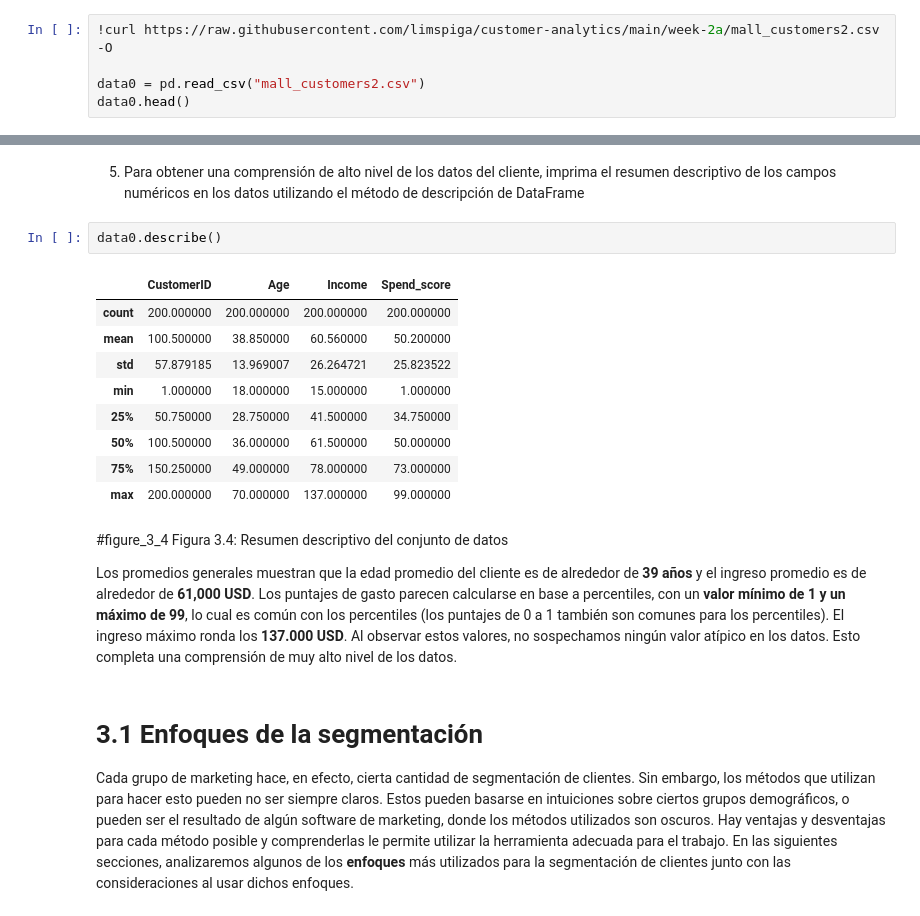
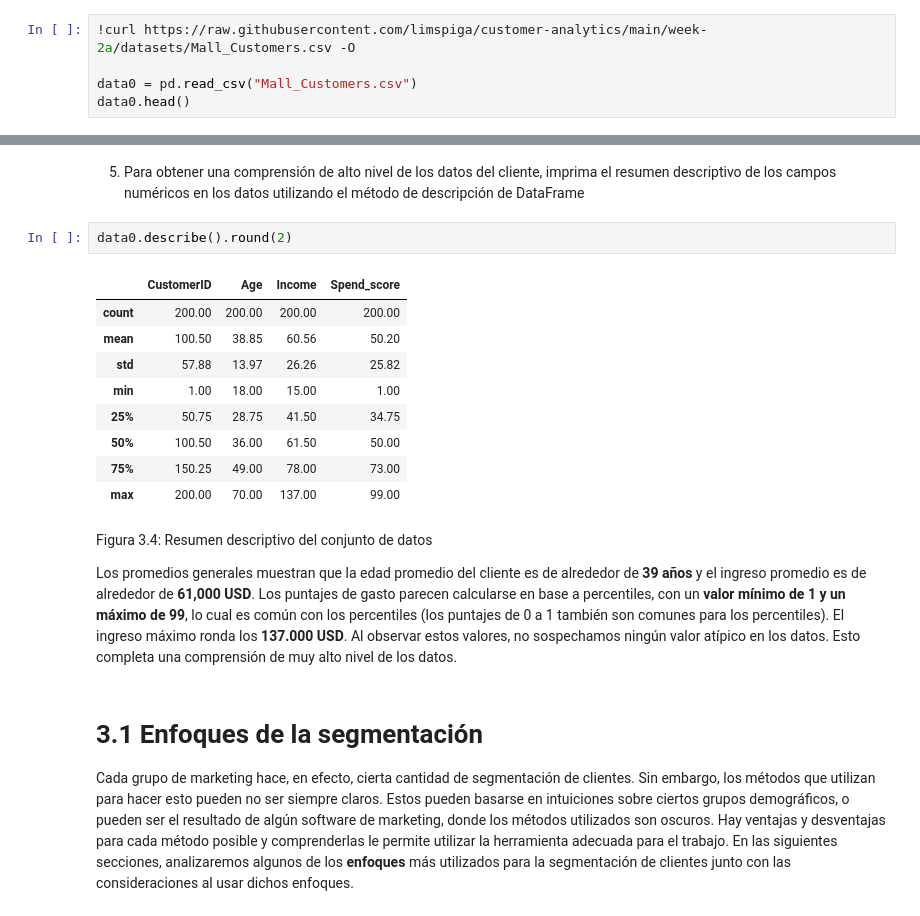
Before and after one commit to limspiga/customer-analytics, a Jupyter notebook: week-2a/customer_analytics_week_2a.ipynb, the cells around one changed output, grey strips where cells are left out. Drawn from its saved outputs; the diff is of its cells as text.

```diff
--- a/week-2a/customer_analytics_week_2a.ipynb
+++ b/week-2a/customer_analytics_week_2a.ipynb
@@ -69,9 +75,9 @@ import matplotlib.pyplot as plt, seaborn as sns
 # %% [markdown]
 2. Usando el método read_csv de pandas, importe el archivo Mall_Customers.csv en un DataFrame de pandas llamado data0 e imprima las primeras cinco filas:
 # %%
-!curl https://raw.githubusercontent.com/limspiga/customer-analytics/main/week-2a/mall_customers2.csv -O
+!curl https://raw.githubusercontent.com/limspiga/customer-analytics/main/week-2a/datasets/Mall_Customers.csv -O
 
-data0 = pd.read_csv("mall_customers2.csv")
+data0 = pd.read_csv("Mall_Customers.csv")
 data0.head()
 # %% [output]
   % Total    % Received % Xferd  Average Speed   Time    Time     Time  Current
@@ -122,19 +128,19 @@ data0.head()
 # %% [markdown]
 5. Para obtener una comprensión de alto nivel de los datos del cliente, imprima el resumen descriptivo de los campos numéricos en los datos utilizando el método de descripción de DataFrame
 # %%
-data0.describe()
+data0.describe().round(2)
 # %% [output]
 |  | CustomerID | Age | Income | Spend_score |
-| count | 200.000000 | 200.000000 | 200.000000 | 200.000000 |
-| mean | 100.500000 | 38.850000 | 60.560000 | 50.200000 |
-| std | 57.879185 | 13.969007 | 26.264721 | 25.823522 |
-| min | 1.000000 | 18.000000 | 15.000000 | 1.000000 |
-| 25% | 50.750000 | 28.750000 | 41.500000 | 34.750000 |
-| 50% | 100.500000 | 36.000000 | 61.500000 | 50.000000 |
-| 75% | 150.250000 | 49.000000 | 78.000000 | 73.000000 |
-| max | 200.000000 | 70.000000 | 137.000000 | 99.000000 |
+| count | 200.00 | 200.00 | 200.00 | 200.00 |
+| mean | 100.50 | 38.85 | 60.56 | 50.20 |
+| std | 57.88 | 13.97 | 26.26 | 25.82 |
+| min | 1.00 | 18.00 | 15.00 | 1.00 |
+| 25% | 50.75 | 28.75 | 41.50 | 34.75 |
+| 50% | 100.50 | 36.00 | 61.50 | 50.00 |
+| 75% | 150.25 | 49.00 | 78.00 | 73.00 |
+| max | 200.00 | 70.00 | 137.00 | 99.00 |
 # %% [markdown]
-#figure_3_4 Figura 3.4: Resumen descriptivo del conjunto de datos
+Figura 3.4: Resumen descriptivo del conjunto de datos
 
 Los promedios generales muestran que la edad promedio del cliente es de alrededor de **39 años** y el ingreso promedio es de alrededor de **61,000 USD**. Los puntajes de gasto parecen calcularse en base a percentiles, con un **valor mínimo de 1 y un máximo de 99**, lo cual es común con los percentiles (los puntajes de 0 a 1 también son comunes para los percentiles). El ingreso máximo ronda los **137.000 USD**. Al observar estos valores, no sospechamos ningún valor atípico en los datos. Esto completa una comprensión de muy alto nivel de los datos.
 # %% [markdown]
```
Also changed, not shown: parts of 22 cells of this notebook.
